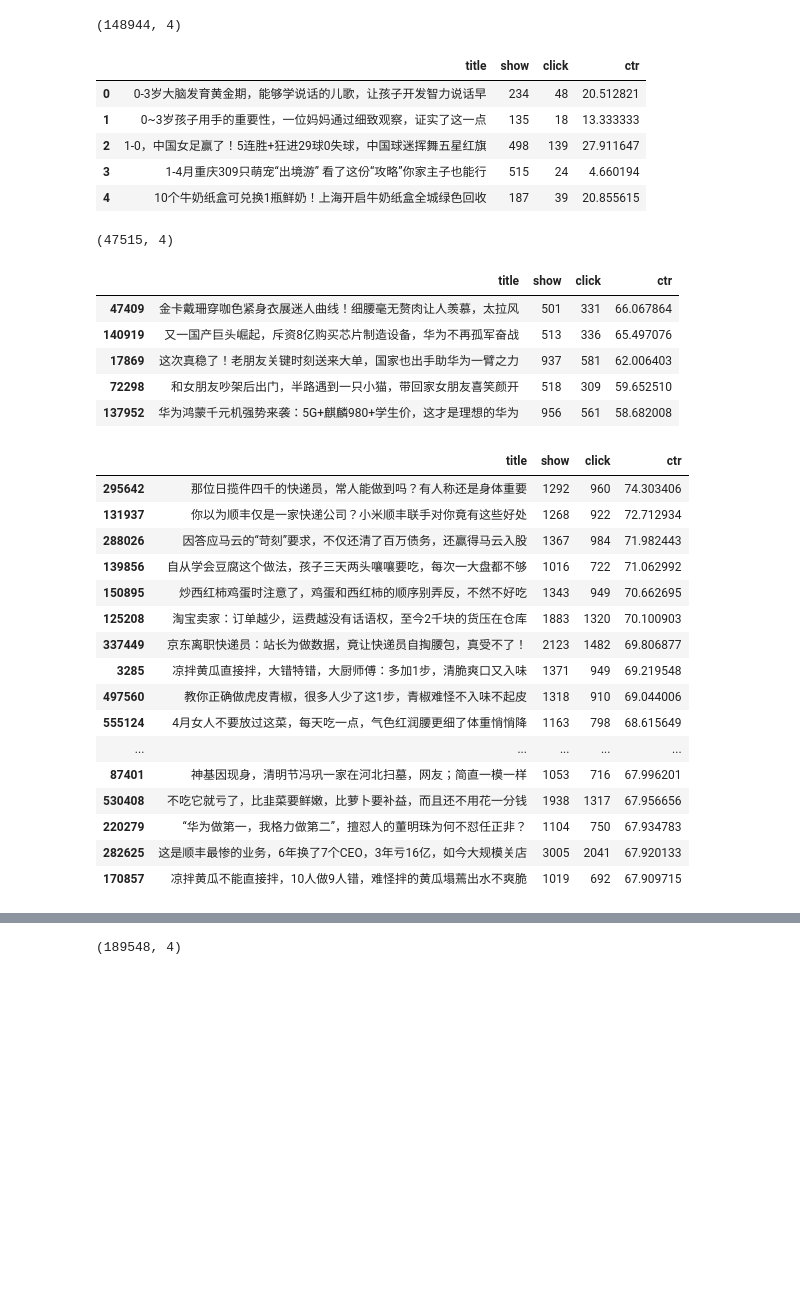
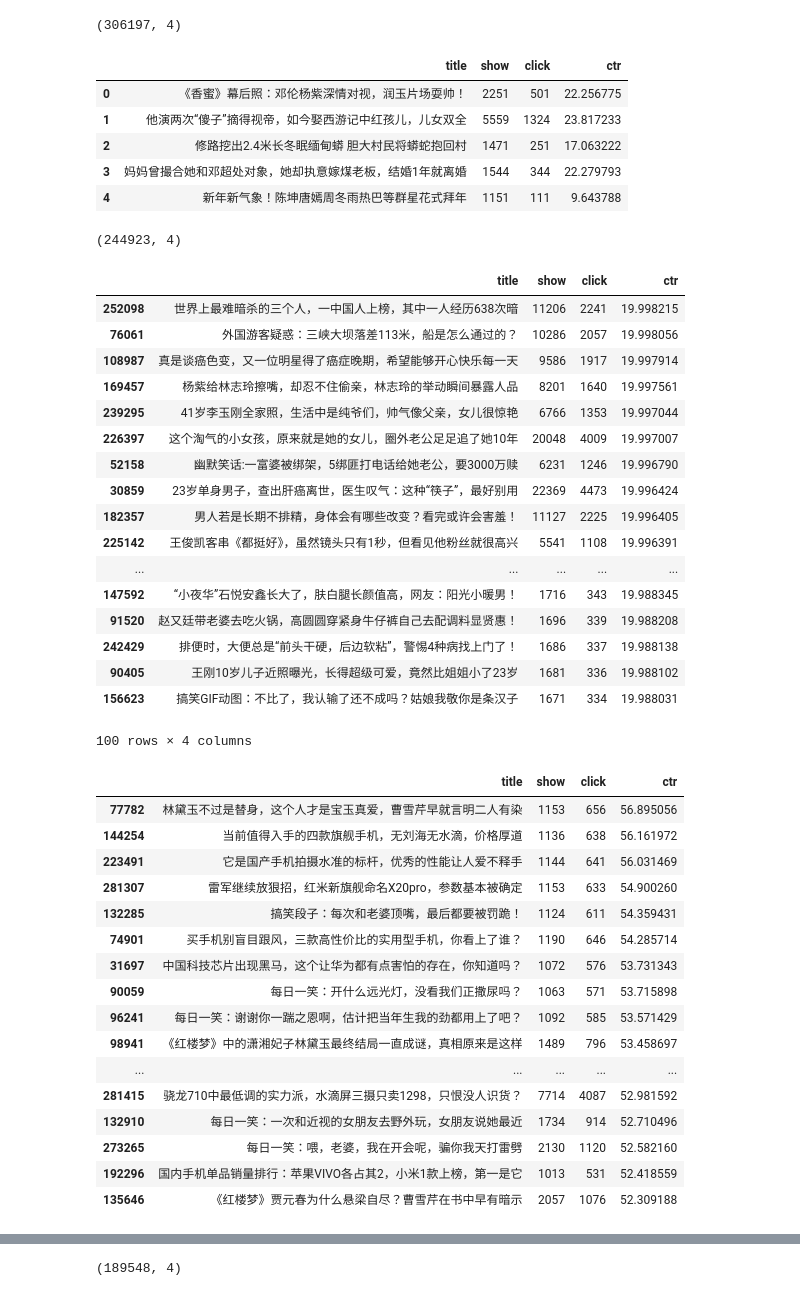
Before and after one commit to wangruichens/bert_multi_gpu, a Jupyter notebook: bert1.ipynb, the cells around one changed output, grey strips where cells are left out. Cells and saved outputs as stored; diff of their text form; code cells hidden in the pictures; blank space fills up the shorter version.

```diff
--- a/bert1.ipynb
+++ b/bert1.ipynb
@@ -13,52 +13,65 @@ warnings.filterwarnings("ignore", category=FutureWarning)
 warnings.filterwarnings("ignore", category=DeprecationWarning)
 warnings.filterwarnings("ignore")
 # %%
-df=pd.read_csv('bert_score.csv')
+df=pd.read_csv('sl.csv')
 print(df.shape)
 df.head()
 # %% [output]
-(148944, 4)
+(306197, 4)
 |  | title | show | click | ctr |
-| 0 | 0-3岁大脑发育黄金期，能够学说话的儿歌，让孩子开发智力说话早 | 234 | 48 | 20.512821 |
-| 1 | 0~3岁孩子用手的重要性，一位妈妈通过细致观察，证实了这一点 | 135 | 18 | 13.333333 |
-| 2 | 1-0，中国女足赢了！5连胜+狂进29球0失球，中国球迷挥舞五星红旗 | 498 | 139 | 27.911647 |
-| 3 | 1-4月重庆309只萌宠“出境游” 看了这份“攻略”你家主子也能行 | 515 | 24 | 4.660194 |
-| 4 | 10个牛奶纸盒可兑换1瓶鲜奶！上海开启牛奶纸盒全城绿色回收 | 187 | 39 | 20.855615 |
+| 0 | 《香蜜》幕后照：邓伦杨紫深情对视，润玉片场耍帅！ | 2251 | 501 | 22.256775 |
+| 1 | 他演两次“傻子”摘得视帝，如今娶西游记中红孩儿，儿女双全 | 5559 | 1324 | 23.817233 |
+| 2 | 修路挖出2.4米长冬眠缅甸蟒 胆大村民将蟒蛇抱回村 | 1471 | 251 | 17.063222 |
+| 3 | 妈妈曾撮合她和邓超处对象，她却执意嫁煤老板，结婚1年就离婚 | 1544 | 344 | 22.279793 |
+| 4 | 新年新气象！陈坤唐嫣周冬雨热巴等群星花式拜年 | 1151 | 111 | 9.643788 |
 # %%
-df.sort_values(by=['ctr'],ascending=False,inplace=True)
-df2= df[df.show>500]
+df.sort_values(by=['show'],ascending=False,inplace=True)
+df2= df[df.ctr<20]
+df2.sort_values(by=['ctr'],ascending=False,inplace=True)
 print(df2.shape)
-df2.head()
+df2.head(100)
 # %% [output]
-(47515, 4)
+(244923, 4)
 |  | title | show | click | ctr |
-| 47409 | 金卡戴珊穿咖色紧身衣展迷人曲线！细腰毫无赘肉让人羡慕，太拉风 | 501 | 331 | 66.067864 |
-| 140919 | 又一国产巨头崛起，斥资8亿购买芯片制造设备，华为不再孤军奋战 | 513 | 336 | 65.497076 |
-| 17869 | 这次真稳了！老朋友关键时刻送来大单，国家也出手助华为一臂之力 | 937 | 581 | 62.006403 |
-| 72298 | 和女朋友吵架后出门，半路遇到一只小猫，带回家女朋友喜笑颜开 | 518 | 309 | 59.652510 |
-| 137952 | 华为鸿蒙千元机强势来袭：5G+麒麟980+学生价，这才是理想的华为 | 956 | 561 | 58.682008 |
+| 252098 | 世界上最难暗杀的三个人，一中国人上榜，其中一人经历638次暗 | 11206 | 2241 | 19.998215 |
+| 76061 | 外国游客疑惑：三峡大坝落差113米，船是怎么通过的？ | 10286 | 2057 | 19.998056 |
+| 108987 | 真是谈癌色变，又一位明星得了癌症晚期，希望能够开心快乐每一天 | 9586 | 1917 | 19.997914 |
+| 169457 | 杨紫给林志玲擦嘴，却忍不住偷亲，林志玲的举动瞬间暴露人品 | 8201 | 1640 | 19.997561 |
+| 239295 | 41岁李玉刚全家照，生活中是纯爷们，帅气像父亲，女儿很惊艳 | 6766 | 1353 | 19.997044 |
+| 226397 | 这个淘气的小女孩，原来就是她的女儿，圈外老公足足追了她10年 | 20048 | 4009 | 19.997007 |
+| 52158 | 幽默笑话:一富婆被绑架，5绑匪打电话给她老公，要3000万赎 | 6231 | 1246 | 19.996790 |
+| 30859 | 23岁单身男子，查出肝癌离世，医生叹气：这种“筷子”，最好别用 | 22369 | 4473 | 19.996424 |
+| 182357 | 男人若是长期不排精，身体会有哪些改变？看完或许会害羞！ | 11127 | 2225 | 19.996405 |
+| 225142 | 王俊凯客串《都挺好》，虽然镜头只有1秒，但看见他粉丝就很高兴 | 5541 | 1108 | 19.996391 |
+| ... | ... | ... | ... | ... |
+| 147592 | “小夜华”石悦安鑫长大了，肤白腿长颜值高，网友：阳光小暖男！ | 1716 | 343 | 19.988345 |
+| 91520 | 赵又廷带老婆去吃火锅，高圆圆穿紧身牛仔裤自己去配调料显贤惠！ | 1696 | 339 | 19.988208 |
+| 242429 | 排便时，大便总是“前头干硬，后边软粘”，警惕4种病找上门了！ | 1686 | 337 | 19.988138 |
+| 90405 | 王刚10岁儿子近照曝光，长得超级可爱，竟然比姐姐小了23岁 | 1681 | 336 | 19.988102 |
+| 156623 | 搞笑GIF动图：不比了，我认输了还不成吗？姑娘我敬你是条汉子 | 1671 | 334 | 19.988031 |
+100 rows × 4 columns
 # %%
 df = df[df.title.apply(lambda x: len(str(x))>5)]
 df.sort_values(by=['ctr'],ascending=False,inplace=True)
 df.query('show > 1000').head(20)
 # %% [output]
 |  | title | show | click | ctr |
-| 295642 | 那位日揽件四千的快递员，常人能做到吗？有人称还是身体重要 | 1292 | 960 | 74.303406 |
-| 131937 | 你以为顺丰仅是一家快递公司？小米顺丰联手对你竟有这些好处 | 1268 | 922 | 72.712934 |
-| 288026 | 因答应马云的“苛刻”要求，不仅还清了百万债务，还赢得马云入股 | 1367 | 984 | 71.982443 |
-| 139856 | 自从学会豆腐这个做法，孩子三天两头嚷嚷要吃，每次一大盘都不够 | 1016 | 722 | 71.062992 |
-| 150895 | 炒西红柿鸡蛋时注意了，鸡蛋和西红柿的顺序别弄反，不然不好吃 | 1343 | 949 | 70.662695 |
-| 125208 | 淘宝卖家：订单越少，运费越没有话语权，至今2千块的货压在仓库 | 1883 | 1320 | 70.100903 |
-| 337449 | 京东离职快递员：站长为做数据，竟让快递员自掏腰包，真受不了！ | 2123 | 1482 | 69.806877 |
-| 3285 | 凉拌黄瓜直接拌，大错特错，大厨师傅：多加1步，清脆爽口又入味 | 1371 | 949 | 69.219548 |
-| 497560 | 教你正确做虎皮青椒，很多人少了这1步，青椒难怪不入味不起皮 | 1318 | 910 | 69.044006 |
-| 555124 | 4月女人不要放过这菜，每天吃一点，气色红润腰更细了体重悄悄降 | 1163 | 798 | 68.615649 |
+| 77782 | 林黛玉不过是替身，这个人才是宝玉真爱，曹雪芹早就言明二人有染 | 1153 | 656 | 56.895056 |
+| 144254 | 当前值得入手的四款旗舰手机，无刘海无水滴，价格厚道 | 1136 | 638 | 56.161972 |
+| 223491 | 它是国产手机拍摄水准的标杆，优秀的性能让人爱不释手 | 1144 | 641 | 56.031469 |
+| 281307 | 雷军继续放狠招，红米新旗舰命名X20pro，参数基本被确定 | 1153 | 633 | 54.900260 |
+| 132285 | 搞笑段子：每次和老婆顶嘴，最后都要被罚跪！ | 1124 | 611 | 54.359431 |
+| 74901 | 买手机别盲目跟风，三款高性价比的实用型手机，你看上了谁？ | 1190 | 646 | 54.285714 |
+| 31697 | 中国科技芯片出现黑马，这个让华为都有点害怕的存在，你知道吗？ | 1072 | 576 | 53.731343 |
+| 90059 | 每日一笑：开什么远光灯，没看我们正撒尿吗？ | 1063 | 571 | 53.715898 |
+| 96241 | 每日一笑：谢谢你一踹之恩啊，估计把当年生我的劲都用上了吧？ | 1092 | 585 | 53.571429 |
+| 98941 | 《红楼梦》中的潇湘妃子林黛玉最终结局一直成谜，真相原来是这样 | 1489 | 796 | 53.458697 |
 | ... | ... | ... | ... | ... |
-| 87401 | 神基因现身，清明节冯巩一家在河北扫墓，网友；简直一模一样 | 1053 | 716 | 67.996201 |
-| 530408 | 不吃它就亏了，比韭菜要鲜嫩，比萝卜要补益，而且还不用花一分钱 | 1938 | 1317 | 67.956656 |
-| 220279 | “华为做第一，我格力做第二”，擅怼人的董明珠为何不怼任正非？ | 1104 | 750 | 67.934783 |
-| 282625 | 这是顺丰最惨的业务，6年换了7个CEO，3年亏16亿，如今大规模关店 | 3005 | 2041 | 67.920133 |
-| 170857 | 凉拌黄瓜不能直接拌，10人做9人错，难怪拌的黄瓜塌蔫出水不爽脆 | 1019 | 692 | 67.909715 |
+| 281415 | 骁龙710中最低调的实力派，水滴屏三摄只卖1298，只恨没人识货？ | 7714 | 4087 | 52.981592 |
+| 132910 | 每日一笑：一次和近视的女朋友去野外玩，女朋友说她最近 | 1734 | 914 | 52.710496 |
+| 273265 | 每日一笑：喂，老婆，我在开会呢，骗你我天打雷劈 | 2130 | 1120 | 52.582160 |
+| 192296 | 国内手机单品销量排行：苹果VIVO各占其2，小米1款上榜，第一是它 | 1013 | 531 | 52.418559 |
+| 135646 | 《红楼梦》贾元春为什么悬梁自尽？曹雪芹在书中早有暗示 | 2057 | 1076 | 52.309188 |
 # %%
 df[df.title=='秘制卤肉配方来袭，鲜香入味还不腻，越吃越香，超级解馋']
 # %% [output]
```
Also changed, not shown: parts of 20 cells of this notebook, 12 other files.
